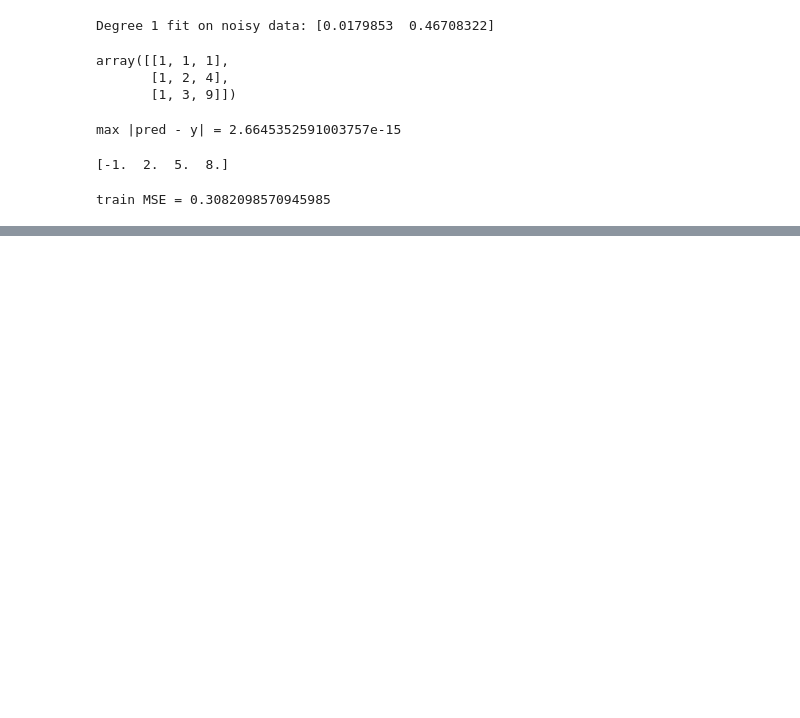
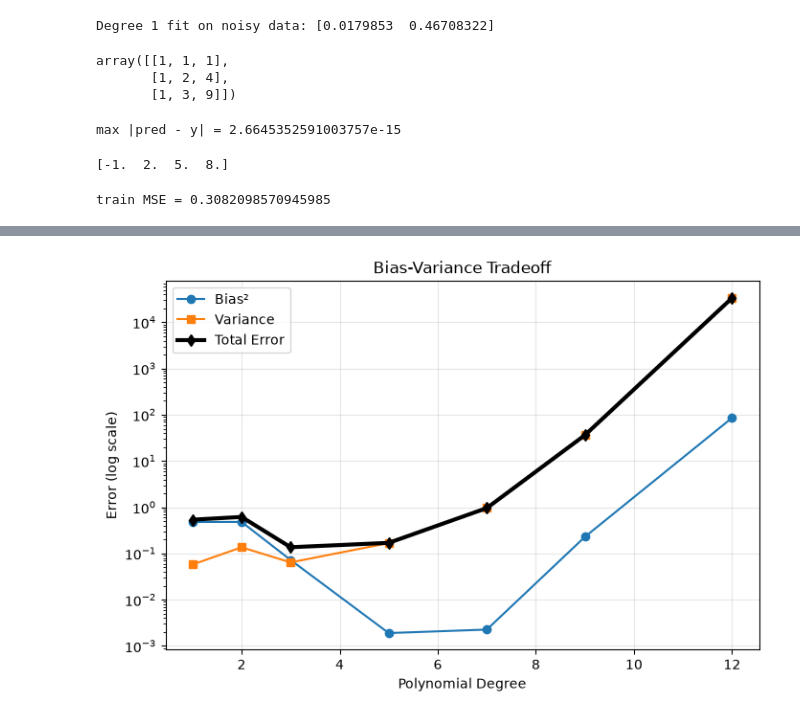
Before and after one commit to Saransh-Basu-01/AI_Engineering, a Jupyter notebook: Machine_learning_Fundamentals/Bias_Variance/bias_variance.ipynb, the cells around one changed output, grey strips where cells are left out. Drawn from its saved outputs; the diff is of its cells as text; code cells hidden in the pictures; blank space fills up the shorter version.

Commit message:
bias variance tradeoff done

```diff
--- a/Machine_learning_Fundamentals/Bias_Variance/bias_variance.ipynb
+++ b/Machine_learning_Fundamentals/Bias_Variance/bias_variance.ipynb
@@ -152,3 +152,10 @@ print("train MSE =", np.mean((pred - y_train)**2))
 # a degree-1 fit's MSE is a good sign)
 # %% [output]
 train MSE = 0.3082098570945985
+# %%
+x_test = np.linspace(-3, 3, 200)
+x_train, y_train = generate_data(30, 0.5, (-3, 3), seed=0)
+w = fit_polynomial(x_train, y_train, 3)
+pred = predict_polynomial(x_test, w)
+print("w.shape    =", w.shape)       # expect (4,)
+print("pred.shape =", pred.shape)    # expect (200,)
@@ -154,0 +237,16 @@ train MSE = 0.3082098570945985
+# %%
+if __name__ == "__main__":
+    results = bias_variance_decomposition(
+        degrees=[1, 2, 3, 5, 7, 9, 12],
+        lam=0.0,
+        n_boot=200,
+        n_samples=30,
+        noise_std=0.5,
+    )
+
+    print(f"{'deg':>4} {'bias²':>10} {'var':>10} {'bias²+var+σ²':>16} {'total':>10} {'check':>8}")
+    for deg, r in results.items():
+        s = r['bias_sq'] + r['variance'] + r['noise_sq']
+        print(f"{deg:>4} {r['bias_sq']:>10.4f} {r['variance']:>10.4f} "
+              f"{s:>16.4f} {r['total_error']:>10.4f} "
+              f"{abs(s - r['total_error']):>8.5f}")
@@ -154,0 +262,21 @@ train MSE = 0.3082098570945985
+# %%
+import matplotlib.pyplot as plt
+
+degrees = list(results.keys())
+bias = [results[d]['bias_sq'] for d in degrees]
+var  = [results[d]['variance'] for d in degrees]
+tot  = [results[d]['total_error'] for d in degrees]
+
+plt.figure(figsize=(8, 5))
+plt.plot(degrees, bias, 'o-', label='Bias²')
+plt.plot(degrees, var,  's-', label='Variance')
+plt.plot(degrees, tot,  'd-', label='Total Error', linewidth=3, color='black')
+plt.yscale('log')  # log scale because degree 12 variance is 33,000!
+plt.xlabel('Polynomial Degree')
+plt.ylabel('Error (log scale)')
+plt.title('Bias-Variance Tradeoff')
+plt.legend()
+plt.grid(alpha=0.3)
+plt.show()
+# %% [output]
+[figure, added]
```
Also changed, not shown: parts of 3 cells of this notebook.
